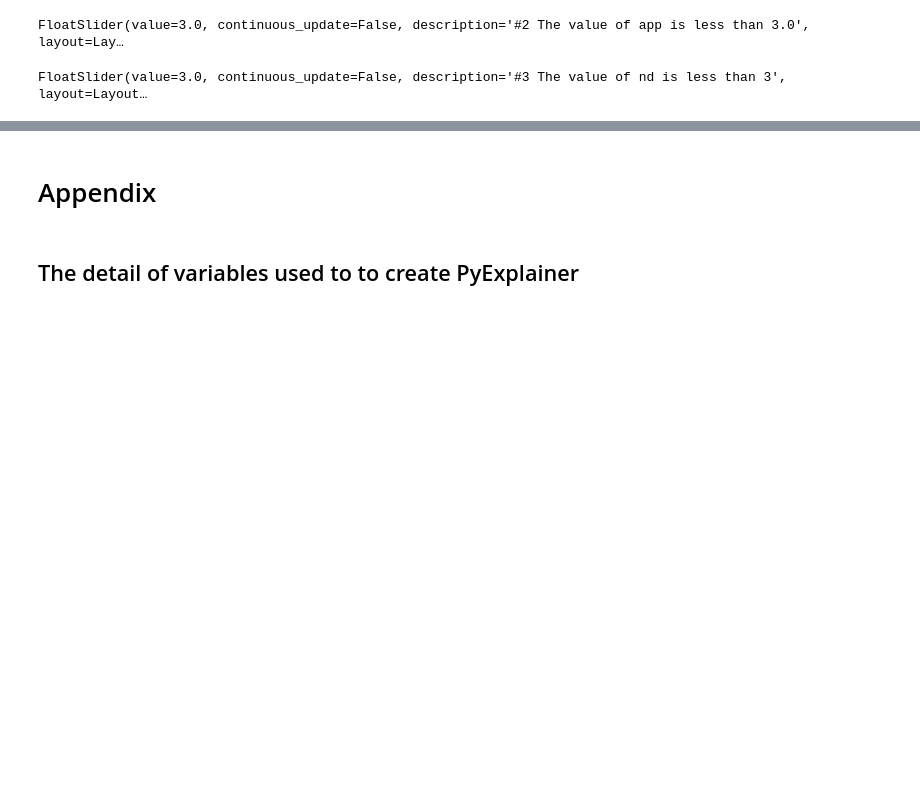
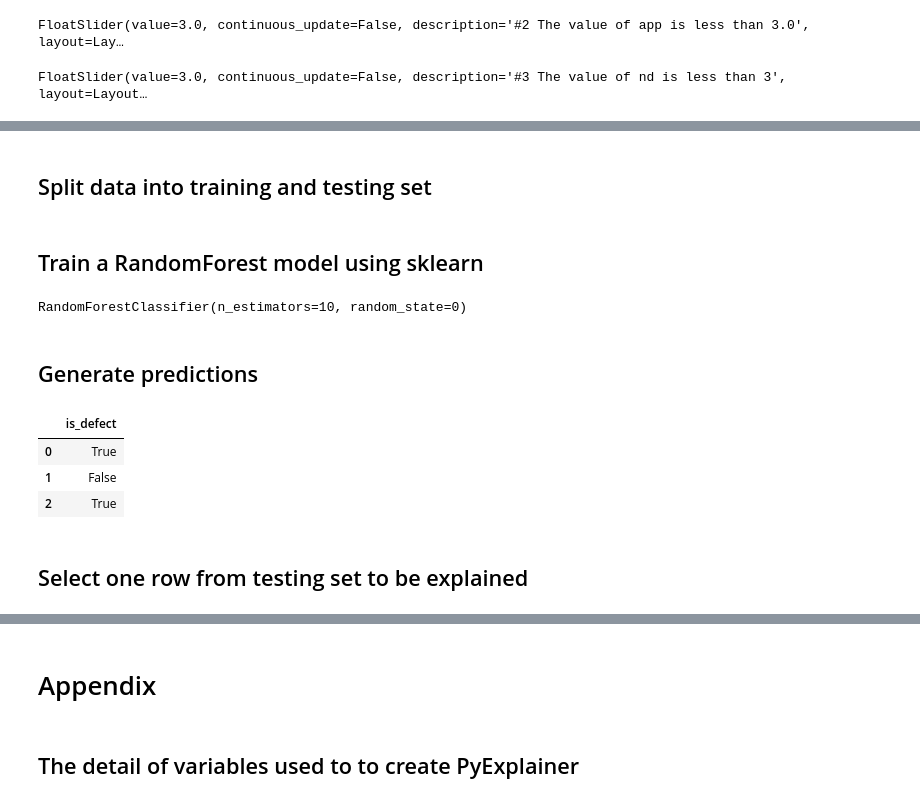
Before and after one commit to awsm-research/PyExplainer, a Jupyter notebook: TUTORIAL.ipynb, the cells around one changed output, grey strips where cells are left out. Cells and saved outputs as stored; diff of their text form; code cells hidden in the pictures; blank space fills up the shorter version.

```diff
--- a/TUTORIAL.ipynb
+++ b/TUTORIAL.ipynb
@@ -43,0 +68,8 @@ FloatSlider(value=3.0, continuous_update=False, description='#3 The value of nd
+# %%
+feature_cols = ['lines_of_code', 'num_of_developers']
+label_col = 'is_defect'
+X = df[feature_cols]
+y = df[label_col]
+print(X.head(3))
+print()
+print(y.head(3))
@@ -43,0 +86,32 @@ FloatSlider(value=3.0, continuous_update=False, description='#3 The value of nd
+# %% [markdown]
+## Split data into training and testing set
+# %%
+from sklearn.model_selection import train_test_split
+X_train, X_test, y_train, y_test = train_test_split(X, y, test_size=0.3) # 70% training and 30% test
+# %% [markdown]
+## Train a RandomForest model using sklearn
+# %%
+from sklearn.ensemble import RandomForestClassifier
+
+rf_model = RandomForestClassifier(n_estimators=10, max_depth=None, min_samples_split=2, random_state=0)
+
+rf_model.fit(X_train, y_train)
+# %% [output]
+RandomForestClassifier(n_estimators=10, random_state=0)
+# %% [markdown]
+## Generate predictions
+# %%
+# generate prediction from the model, which will return a list of predicted labels
+y_preds = rf_model.predict(X_test)
+# store labels into a dictionary with preferred column name as key
+data = {'is_defect': y_preds}
+# create a DataFrame which only has one column, label
+y_preds = pd.DataFrame(data=data)
+y_preds
+# %% [output]
+|  | is_defect |
+| 0 | True |
+| 1 | False |
+| 2 | True |
+# %% [markdown]
+## Select one row from testing set to be explained
```
Also changed, not shown: parts of 18 cells of this notebook, 7 other files.
